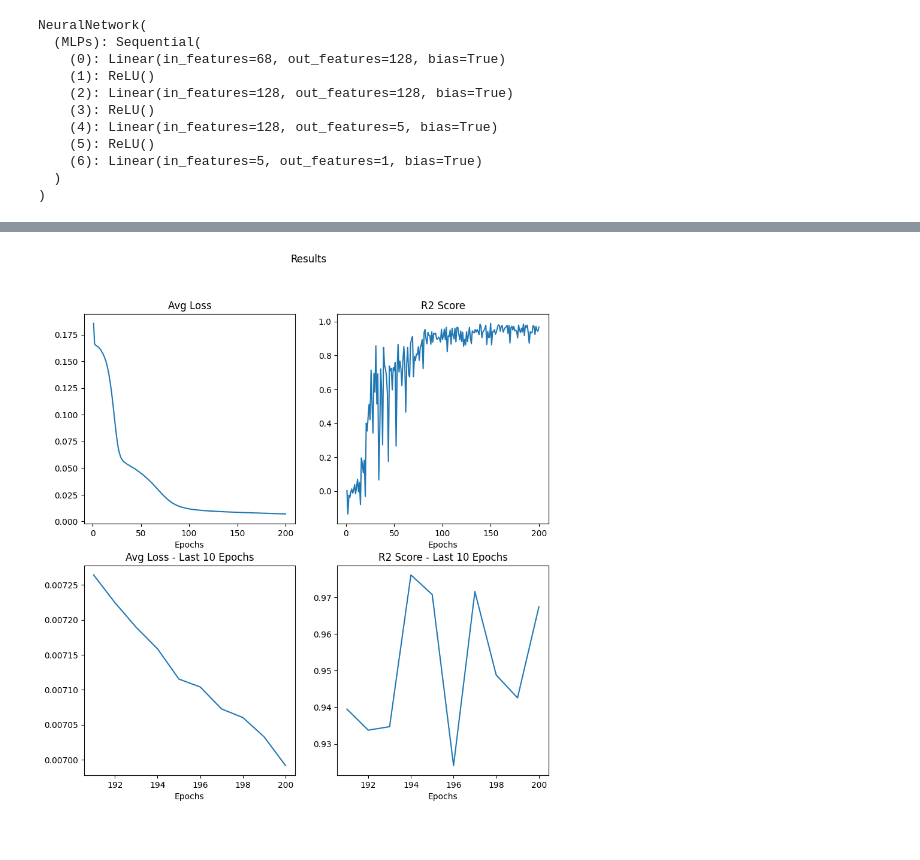
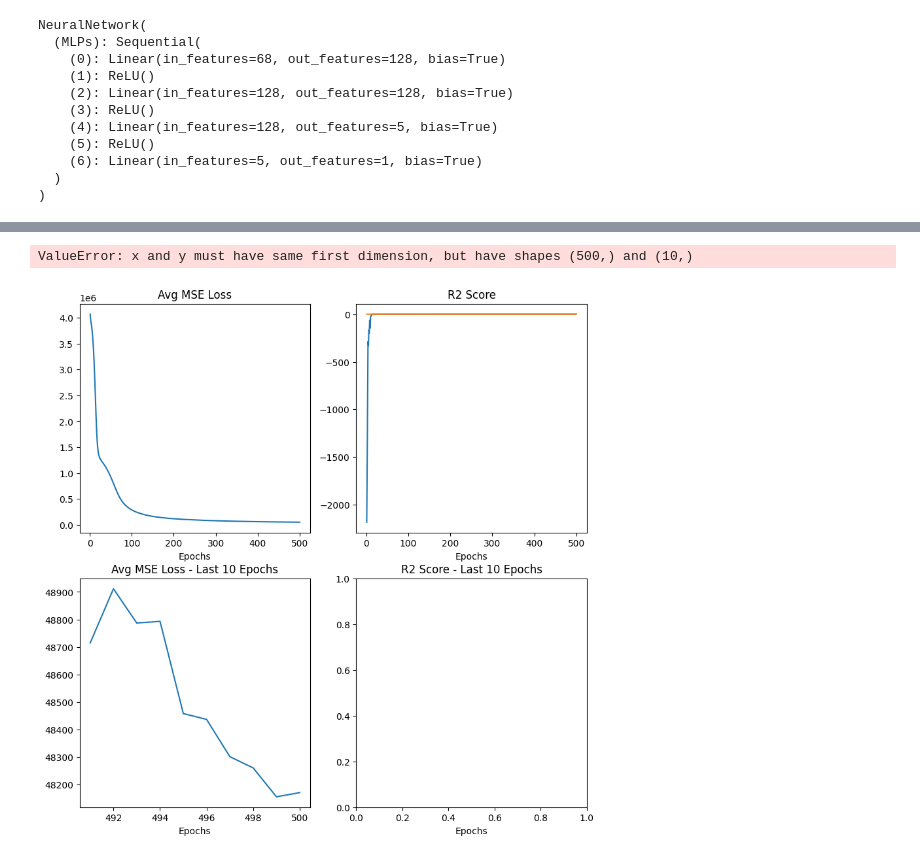
Before and after one commit to Sigmoni/card, a Jupyter notebook: python/model.ipynb, the cells around one changed output, grey strips where cells are left out. Saved outputs shown, nothing was run; the diff lists cells and outputs as text; code cells hidden in the pictures.

```diff
--- a/python/model.ipynb
+++ b/python/model.ipynb
@@ -15,22 +15,25 @@ data_train, data_test = train_test_split(data_raw, test_size=0.2)
 
 scalar = MinMaxScaler()
 
-x_train = data_train.iloc[:, 1 :-1].values
+x_train = data_train.iloc[:, 1 :-2].values
 x_train = scalar.fit_transform(x_train)
 y_train = data_train[["label"]].values
+ymax = y_train.max()
+ymin = y_train.min()
 y_train = scalar.fit_transform(y_train)
 
-x_test = data_test.iloc[:, 1 :-1].values
+x_test = data_test.iloc[:, 1 :-2].values
 x_test = scalar.fit_transform(x_test)
 y_test = data_test[["label"]].values
-y_test = scalar.fit_transform(y_test)
+baseline = data_test[["baseline"]].values
+#y_test = scalar.fit_transform(y_test)
 # %%
 batch_size = 64
 
 dataloader_train = DataLoader(TensorDataset(torch.tensor(x_train).float(), torch.tensor(y_train).float()),
                               shuffle=True, batch_size=batch_size)
 
-dataloader_test = DataLoader(TensorDataset(torch.tensor(x_test).float(), torch.tensor(y_test).float()),
+dataloader_test = DataLoader(TensorDataset(torch.tensor(x_test).float(), torch.tensor(y_test).float(), torch.tensor(baseline).float()),
                               shuffle=True, batch_size=batch_size)
 # %%
 device = (
@@ -100,30 +103,36 @@ def test(dataloader, model, loss_fn):
     model.eval()
     test_loss = 0
     with torch.no_grad():
-        for X, y in dataloader:
-            X, y = X.to(device), y.to(device)
+        for X, y, b in dataloader:
+            X, y, b = X.to(device), y.to(device), b.to(device)
             pred = model(X)
+            pred = pred * (ymax - ymin) + ymin
             test_loss += loss_fn(pred, y).item()
+            #qerr += torch.mean(torch.max(pred, y) / torch.min(pred, y))
+            #b_qerr += torch.mean(torch.max(b, y) / torch.min(b, y))
     test_loss /= num_batches
-    acc = r2_score(y.cpu(), pred.cpu())
-    print(f"Test Error: \n R2 Score: {acc:>8f}, Avg loss: {test_loss:>8f} \n")
+    r2 = r2_score(pred.cpu(), y.cpu())
+    b_r2 = r2_score(b.cpu(), y.cpu())
+    print(f"Test Error: \n R2 Score: {r2:>8f}, Baseline R2 Score: {b_r2:>8f}, Avg loss: {test_loss:>8f} \n")
 
-    return test_loss, acc
+    return test_loss, r2, b_r2
 # %%
 loss_fn = nn.MSELoss()
 optimizer = torch.optim.SGD(model.parameters(), lr=1e-3)
 # %%
-epochs = 200
+epochs = 500
 
 arr_loss = []
-arr_acc = []
+arr_qerr = []
+arr_bqerr = []
 
 for t in range(epochs):
     print(f"Epoch {t+1}\n-------------------------------")
     train(dataloader=dataloader_train, model=model, loss_fn=loss_fn, optimizer=optimizer)
-    test_loss, acc = test(dataloader=dataloader_test, model=model, loss_fn=loss_fn)
+    test_loss, r2, b_r2 = test(dataloader=dataloader_test, model=model, loss_fn=loss_fn)
     arr_loss.append(test_loss)
-    arr_acc.append(acc)
+    arr_qerr.append(r2)
+    arr_bqerr.append(b_r2)
 
 print("Done!")
 # %% [output]
@@ -147,25 +156,28 @@ Done!
 # %%
 
 fig, axs = plt.subplots(nrows=2, ncols=2, figsize=(10, 10))
 
-axs[0, 0].set_title("Avg Loss")
+axs[0, 0].set_title("Avg MSE Loss")
 axs[0, 0].set_xlabel("Epochs")
 axs[0, 0].plot(range(1, epochs + 1), arr_loss)
 
 axs[0, 1].set_title("R2 Score")
 axs[0, 1].set_xlabel("Epochs")
-axs[0, 1].plot(range(1, epochs + 1), arr_acc)
+axs[0, 1].plot(range(1, epochs + 1), arr_qerr, label="R2 Score")
+axs[0, 1].plot(range(1, epochs + 1), arr_bqerr, label="Baseline R2 Score")
 
-axs[1, 0].set_title("Avg Loss - Last 10 Epochs")
+axs[1, 0].set_title("Avg MSE Loss - Last 10 Epochs")
 axs[1, 0].set_xlabel("Epochs")
 axs[1, 0].plot(range(epochs - 9, epochs + 1), arr_loss[-10:])
 
 axs[1, 1].set_title("R2 Score - Last 10 Epochs")
 axs[1, 1].set_xlabel("Epochs")
-axs[1, 1].plot(range(epochs - 9, epochs + 1), arr_acc[-10:])
+axs[1, 1].plot(range(epochs - 9, epochs + 1), arr_qerr[-10:], label="R2 Score")
+axs[1, 1].plot(range(epochs - 9, epochs + 1), arr_bqerr[-10:], label="Baseline R2 Score")
 
 fig.suptitle("Results")
 
 plt.show()
 # %% [output]
+ValueError: x and y must have same first dimension, but have shapes (500,) and (10,)
-[figure, old version]
+[figure, new version]
```
Also changed, not shown: parts of 2 cells of this notebook, 3 other files.
